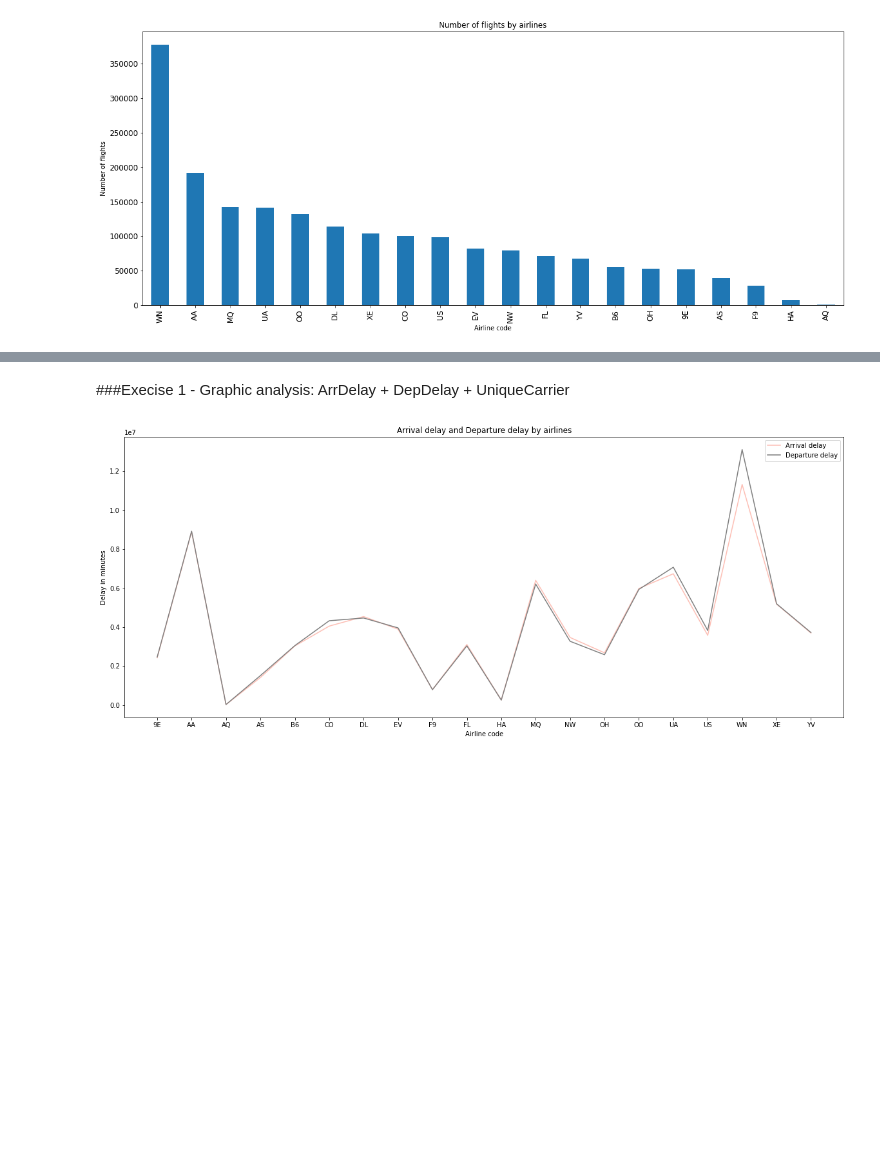
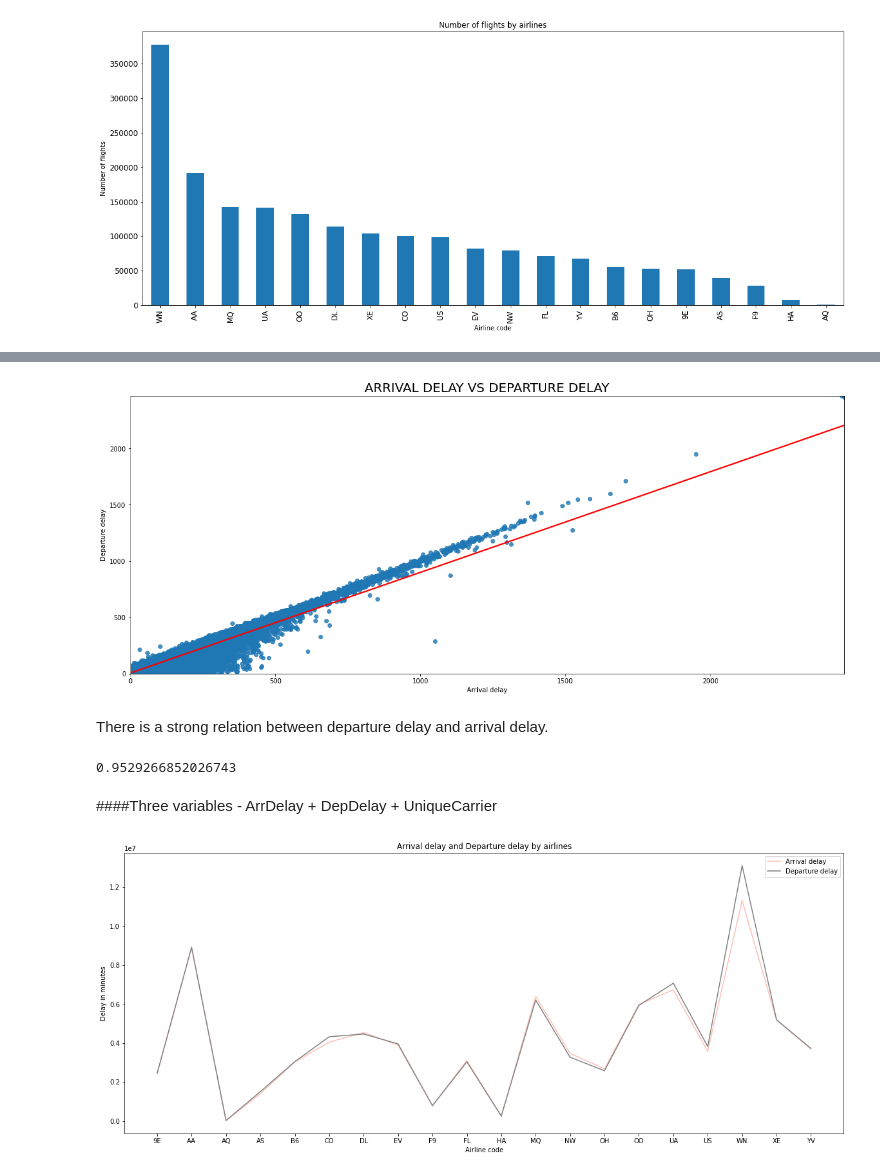
Before and after one commit to dominikapetru/visualitzacio_exploratoria, a Jupyter notebook: Sprint4_T01.ipynb, the cells around one changed output, grey strips where cells are left out. Drawn from its saved outputs; the diff is of its cells as text; code cells hidden in the pictures; blank space fills up the shorter version.

```diff
--- a/Sprint4_T01.ipynb
+++ b/Sprint4_T01.ipynb
@@ -101,4 +114,23 @@ plt.show(close=None, block=None)
+# %%
+plt.figure(figsize =(20, 8))
+sns.regplot(data=new_df, x=new_df['ArrDelay'], y=new_df['DepDelay'], fit_reg=True, line_kws=dict(color="red"))
+plt.title("ARRIVAL DELAY VS DEPARTURE DELAY",fontsize=20)
+plt.xlabel("Arrival delay")
+plt.ylabel("Departure delay")
+plt.xlim(0, df['ArrDelay'].max())
+plt.ylim(0, df['DepDelay'].max())
+
+plt.savefig('fig4.png')
+plt.show()
+# %% [output]
+[figure, added]
+# %% [markdown]
+There is a strong relation between departure delay and arrival delay.
+# %%
+np.corrcoef([new_df['DepDelay'],new_df['ArrDelay']])[0,1]#to check if the interpretation is correct
+# %% [output]
+0.9529266852026743
 # %% [markdown]
-###Execise 1 - Graphic analysis: ArrDelay + DepDelay + UniqueCarrier
+####Three variables - ArrDelay + DepDelay + UniqueCarrier
 # %%
 var = df[['ArrDelay','DepDelay','UniqueCarrier']]
```
Also changed, not shown: parts of 17 cells of this notebook, 4 other files.
